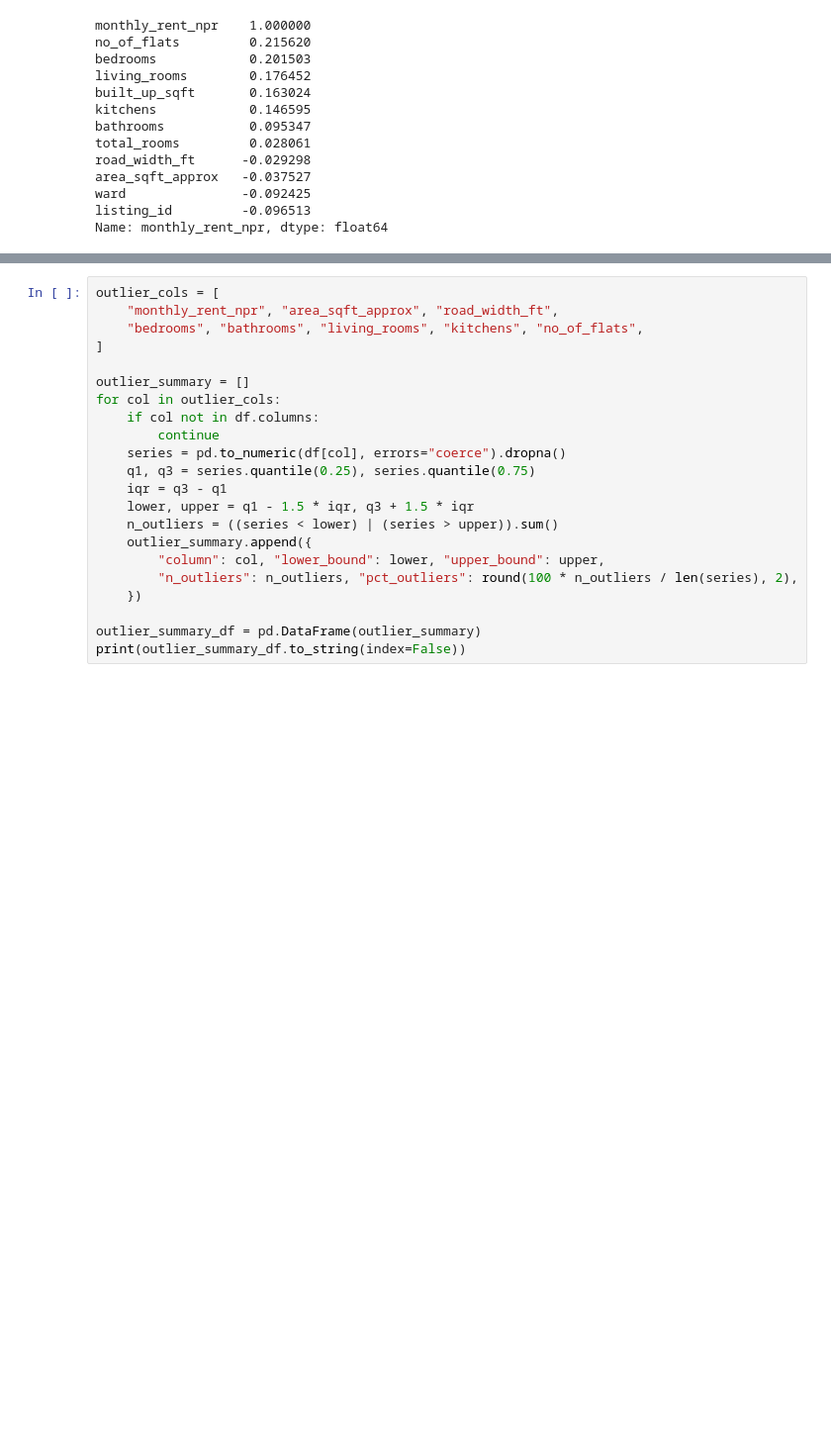
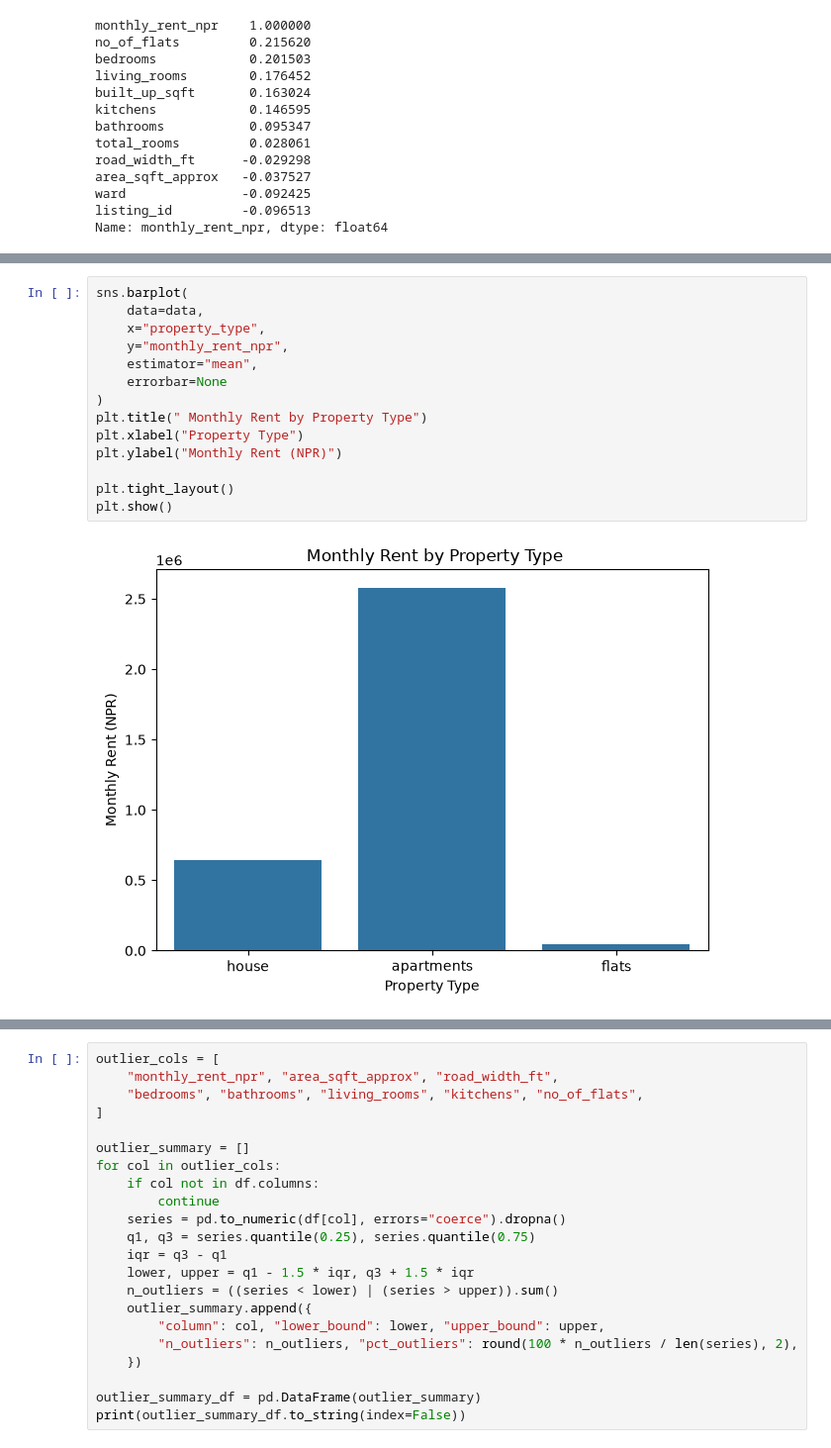
Before and after one commit to Anisha-Rijal-09/Kathmandu-Rental-Price-Predictor, a Jupyter notebook: nepal_rental_main.ipynb, the cells around one changed output, grey strips where cells are left out. Shown at 99% size. Drawn from its saved outputs; the diff is of its cells as text; blank space fills up the shorter version.

```diff
--- a/nepal_rental.ipynb
+++ b/nepal_rental_main.ipynb
@@ -140,0 +173,16 @@ Bedrooms and bathrooms are the strongest numeric predictors of rent — bigger,
+# %%
+sns.barplot(
+    data=data,
+    x="property_type",
+    y="monthly_rent_npr",
+    estimator="mean",
+    errorbar=None
+)
+plt.title(" Monthly Rent by Property Type")
+plt.xlabel("Property Type")
+plt.ylabel("Monthly Rent (NPR)")
+
+plt.tight_layout()
+plt.show()
+# %% [output]
+[figure, added]
```
Also changed, not shown: parts of 25 cells of this notebook, 1 other file.
